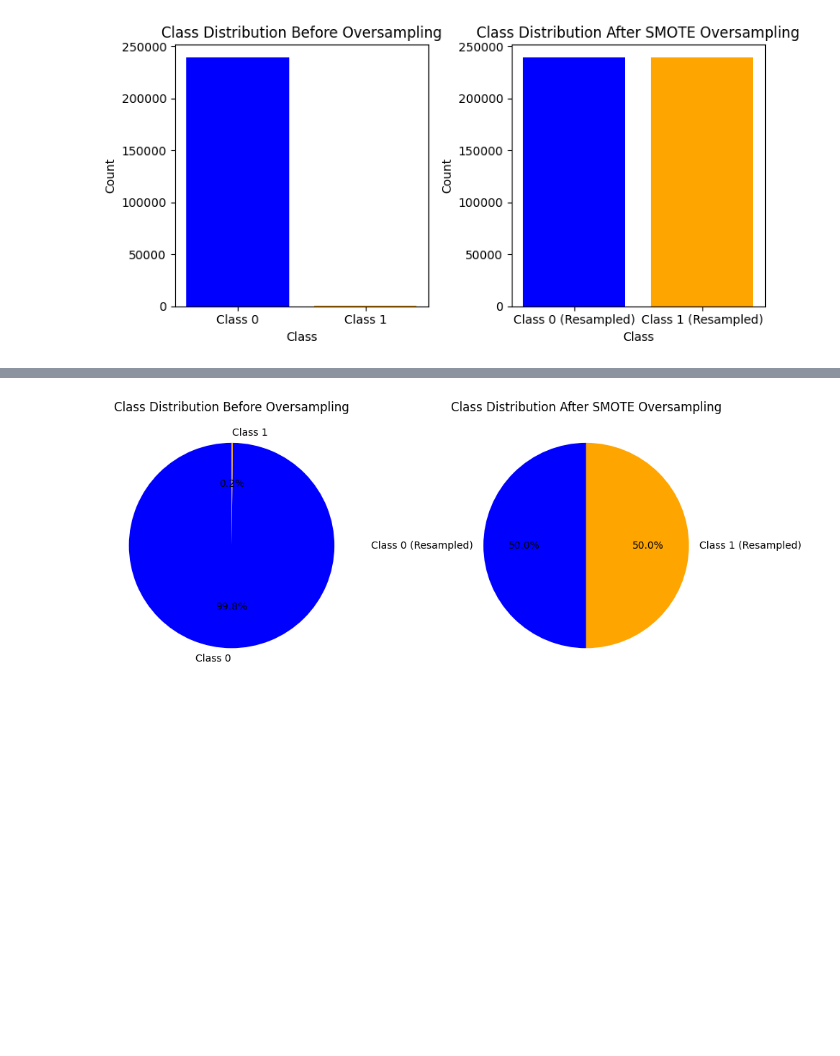
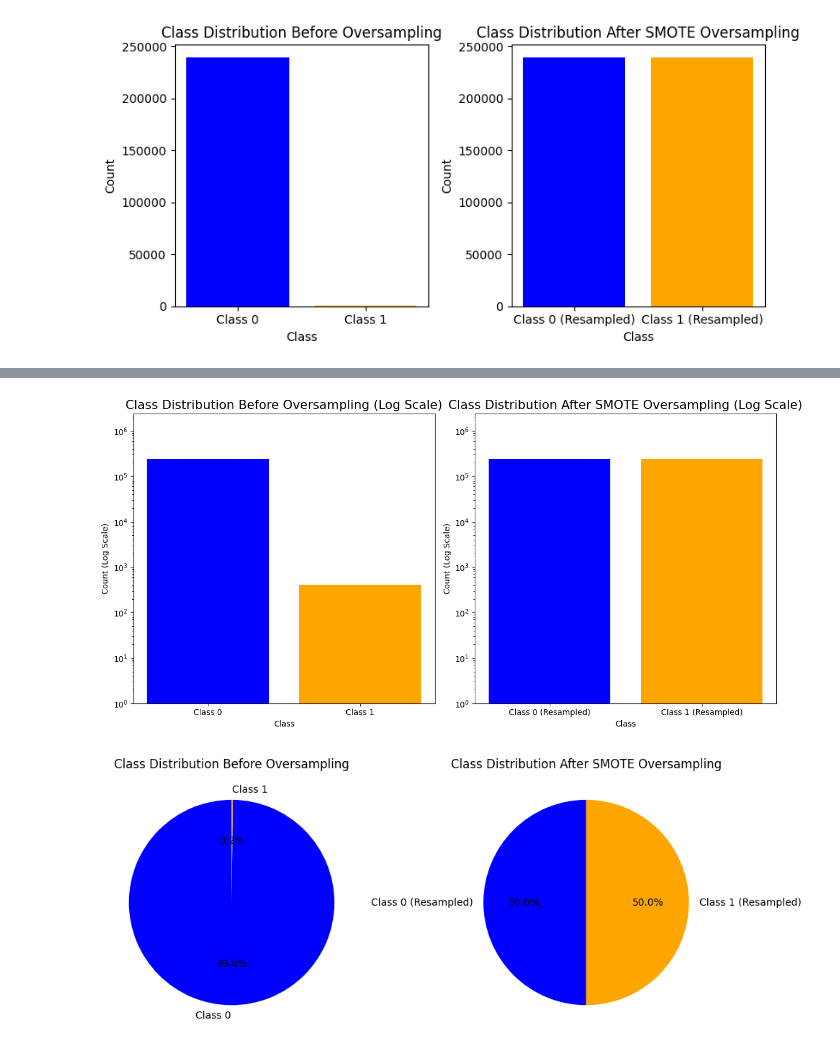
Before and after one commit to YatharthaP/CPSC597, a Jupyter notebook: CreditCard_SMOTE.ipynb, the cells around one changed output, grey strips where cells are left out. Drawn from its saved outputs; the diff is of its cells as text; code cells hidden in the pictures; blank space fills up the shorter version.

```diff
--- a/CreditCard_SMOTE.ipynb
+++ b/CreditCard_SMOTE.ipynb
@@ -482,3 +515,41 @@ plt.show()
+# %%
+import matplotlib.pyplot as plt
+
+# Define the labels and counts before oversampling
+labels_before = ['Class 0', 'Class 1']
+counts_before = [sum(y_train == 0), sum(y_train == 1)]
+
+# Define the labels and counts after oversampling
+labels_after = ['Class 0 (Resampled)', 'Class 1 (Resampled)']
+counts_after = [sum(y_train_res == 0), sum(y_train_res == 1)]
+
+# Determine the maximum count for setting y-axis limits
+max_count = max(max(counts_before), max(counts_after))
+
+# Create subplots for before and after oversampling with adjusted figure size
+fig, axs = plt.subplots(1, 2, figsize=(12, 6))  # Adjusted figsize
+
+# Plot before oversampling with log scale
+axs[0].bar(labels_before, counts_before, color=['blue', 'orange'])
+axs[0].set_yscale('log')  # Set y-axis to log scale
+axs[0].set_title('Class Distribution Before Oversampling (Log Scale)', fontsize=15.5)  # Increased font size
+axs[0].set_xlabel('Class')
+axs[0].set_ylabel('Count (Log Scale)')
+axs[0].set_ylim(1, max_count * 10)  # Set y-axis limit based on the maximum count
+
+# Plot after oversampling
+axs[1].bar(labels_after, counts_after, color=['blue', 'orange'])
+axs[1].set_yscale('log')  # Set y-axis to log scale
+axs[1].set_title('Class Distribution After SMOTE Oversampling (Log Scale)', fontsize=15.5)  # Increased font size
+axs[1].set_xlabel('Class')
+axs[1].set_ylabel('Count (Log Scale)')
+axs[1].set_ylim(1, max_count * 10)  # Set y-axis limit based on the maximum count
+
+# Show the plot
+plt.tight_layout()
+plt.show()
+# %% [output]
+[figure, added]
 # %%
 import matplotlib.pyplot as plt
 
```
Also changed, not shown: parts of 16 cells of this notebook.
